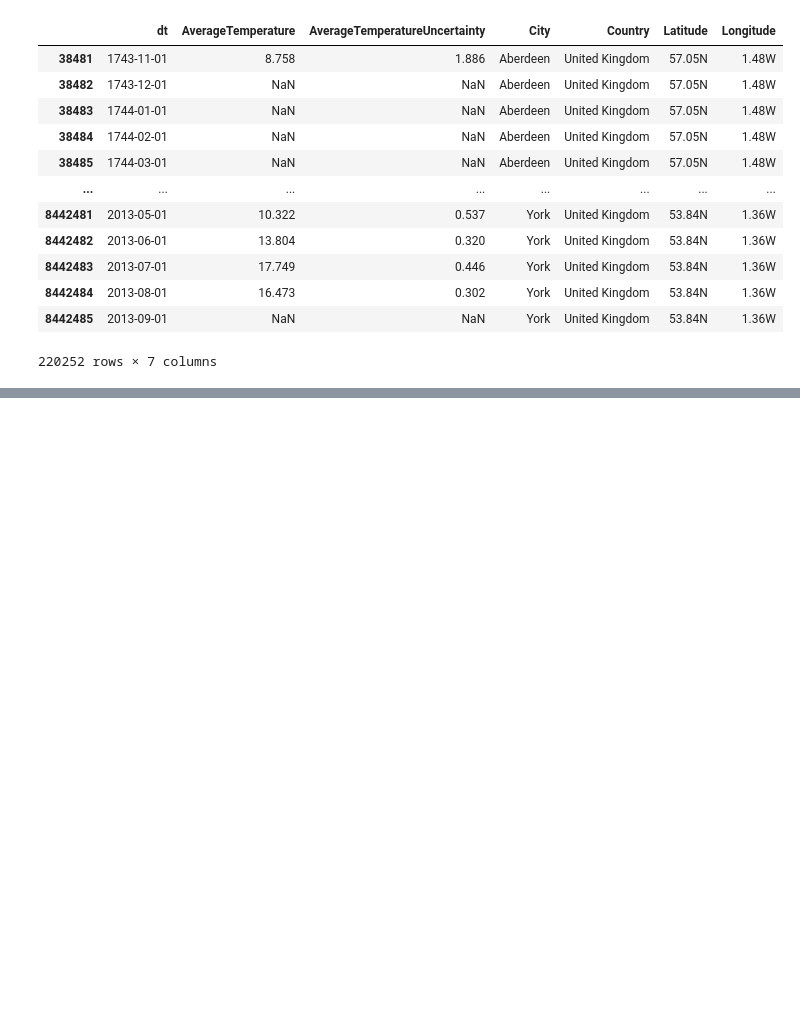
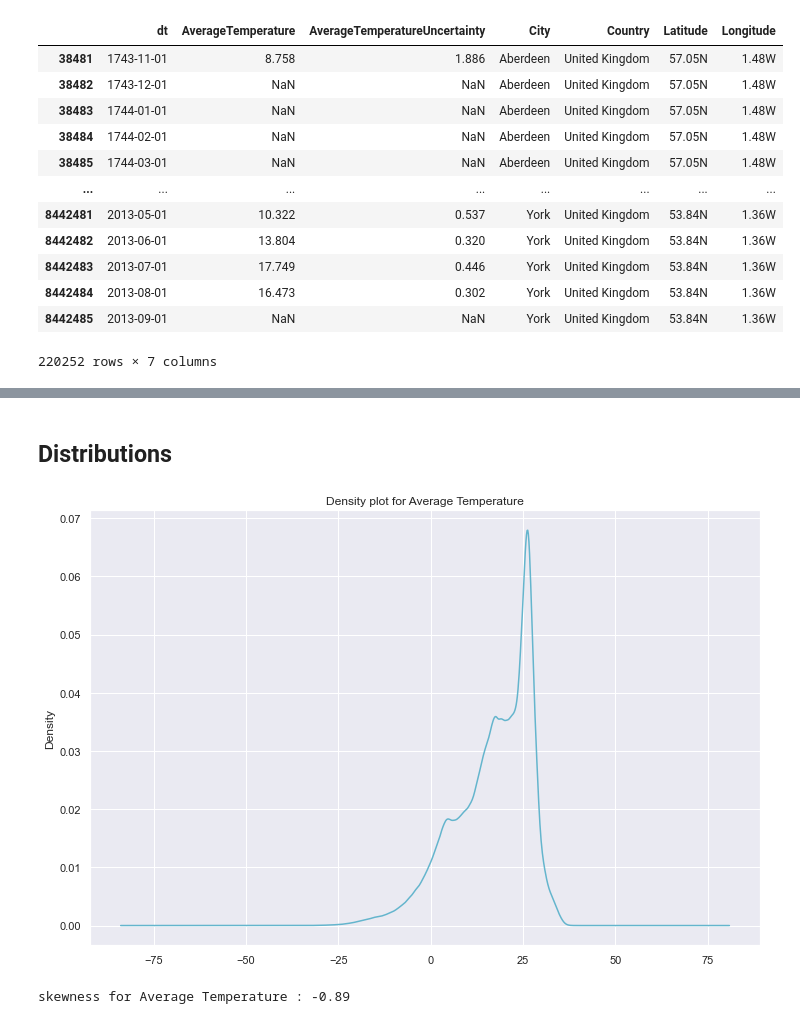
Before and after one commit to SoffieW/climate_repository, a Jupyter notebook: notebooks/exploratory/explore_and_process_data.ipynb, the cells around one changed output, grey strips where cells are left out. Drawn from its saved outputs; the diff is of its cells as text; code cells hidden in the pictures; blank space fills up the shorter version.

```diff
--- a/notebooks/exploratory/explore_and_process_data.ipynb
+++ b/notebooks/exploratory/explore_and_process_data.ipynb
@@ -73,0 +179,11 @@ temps_df.loc[temps_df.Country =='United Kingdom']
+# %% [markdown]
+## Distributions
+# %%
+# use kde to create create density plot
+temps_df.AverageTemperature.plot(kind = 'kde', title = 'Density plot for Average Temperature', color = 'c', figsize = (12,8), xlabel = 'Average temperature');
+# %% [output]
+[figure, added]
+# %%
+print('skewness for Average Temperature : {0:.2f}'.format(temps_df.AverageTemperature.skew()))
+# %% [output]
+skewness for Average Temperature : -0.89
```
Also changed, not shown: parts of 18 cells of this notebook.
